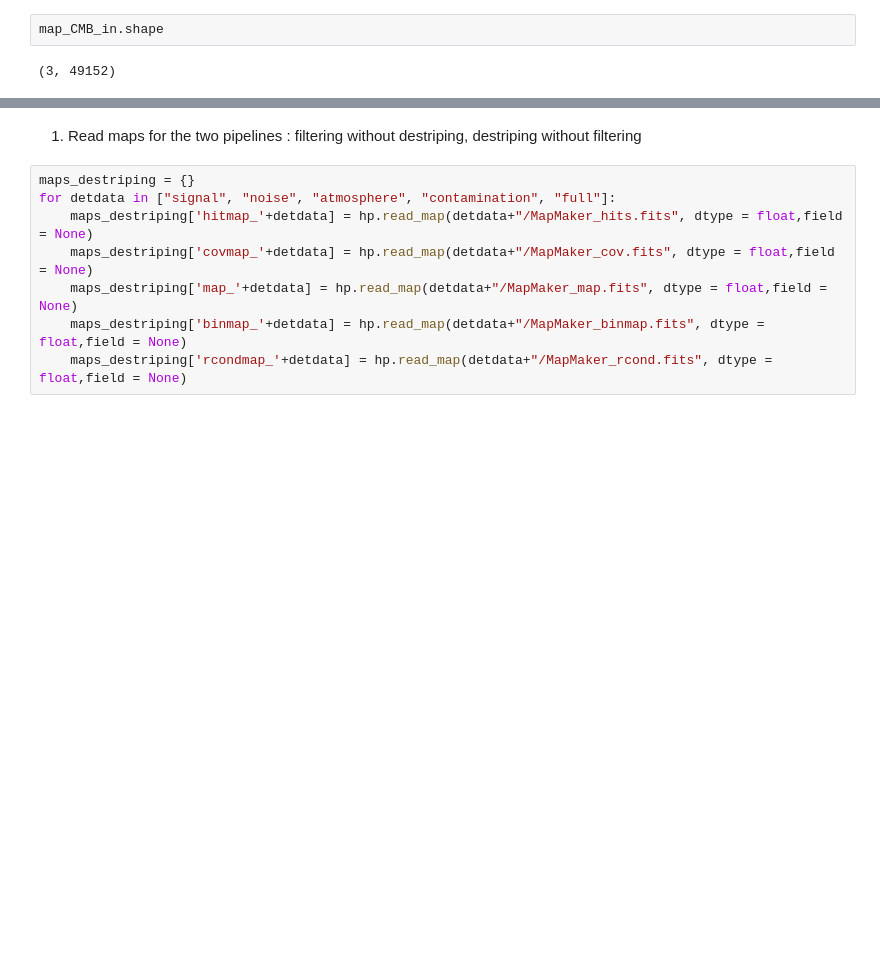
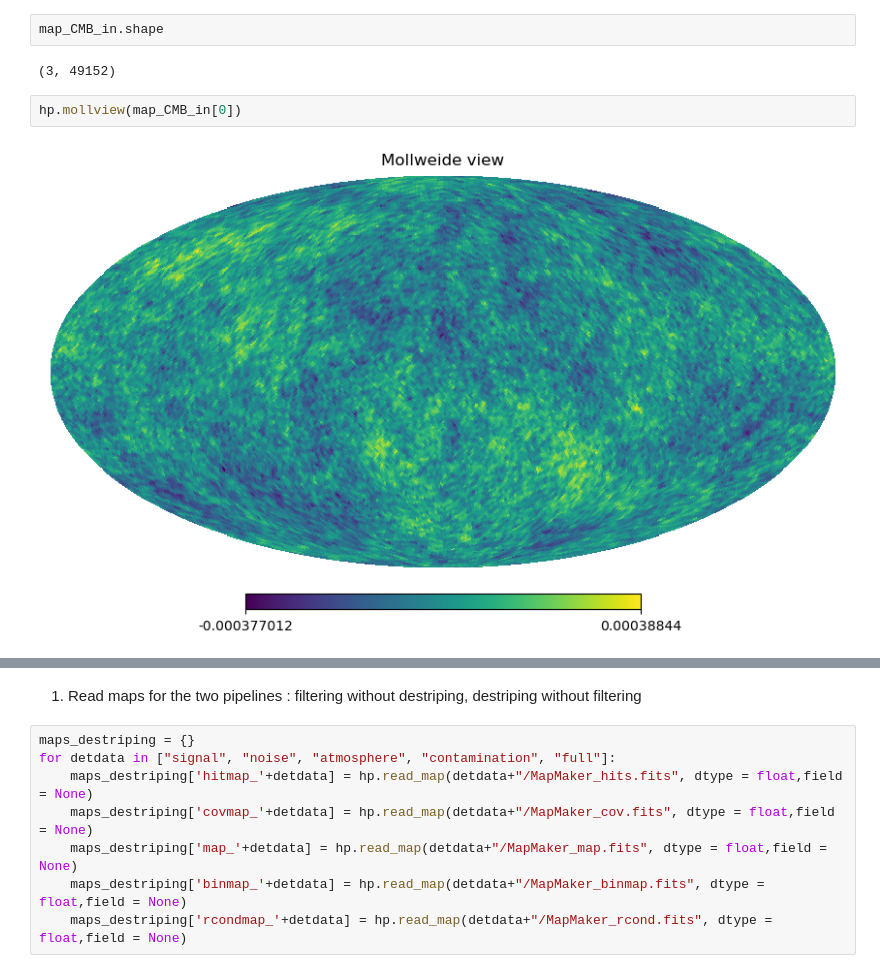
Before and after one commit to julientang/M2-internship, a Jupyter notebook: notebook/Observation_102.ipynb, the cells around one changed output, grey strips where cells are left out. Saved outputs shown, nothing was run; the diff lists cells and outputs as text; blank space fills up the shorter version.

```diff
--- a/notebook/Observation_102.ipynb
+++ b/notebook/Observation_102.ipynb
@@ -45,6 +44,10 @@ map_CMB_in = hp.read_map(filename='file_CMB_30GHz.FITS',field=None)
 map_CMB_in.shape
 # %% [output]
 (3, 49152)
+# %%
+hp.mollview(map_CMB_in[0])
+# %% [output]
+[figure, added]
 # %%
 os.listdir('signal')
 # %% [output]
```
Also changed, not shown: parts of 33 cells of this notebook, 1 other file.
